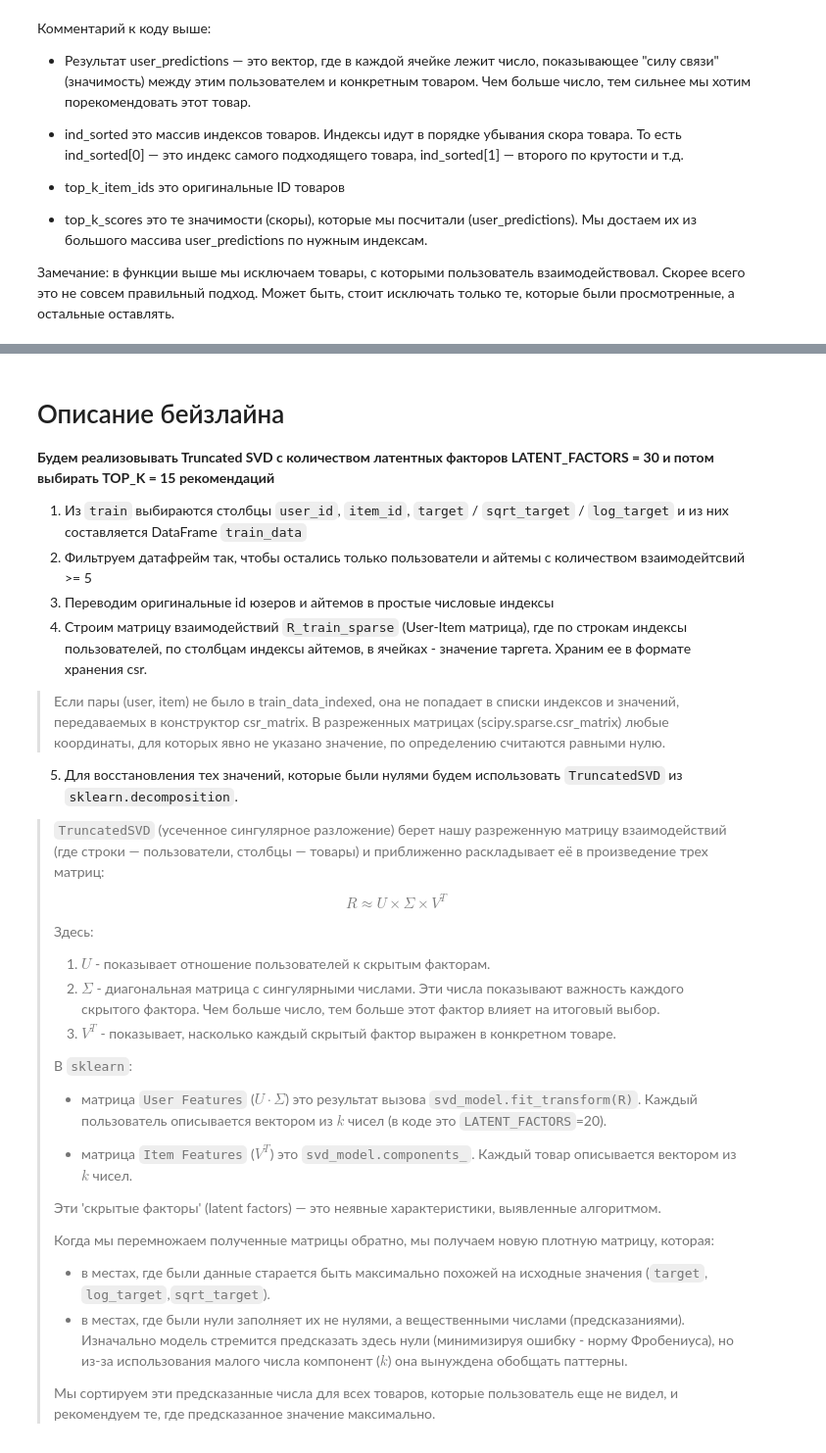
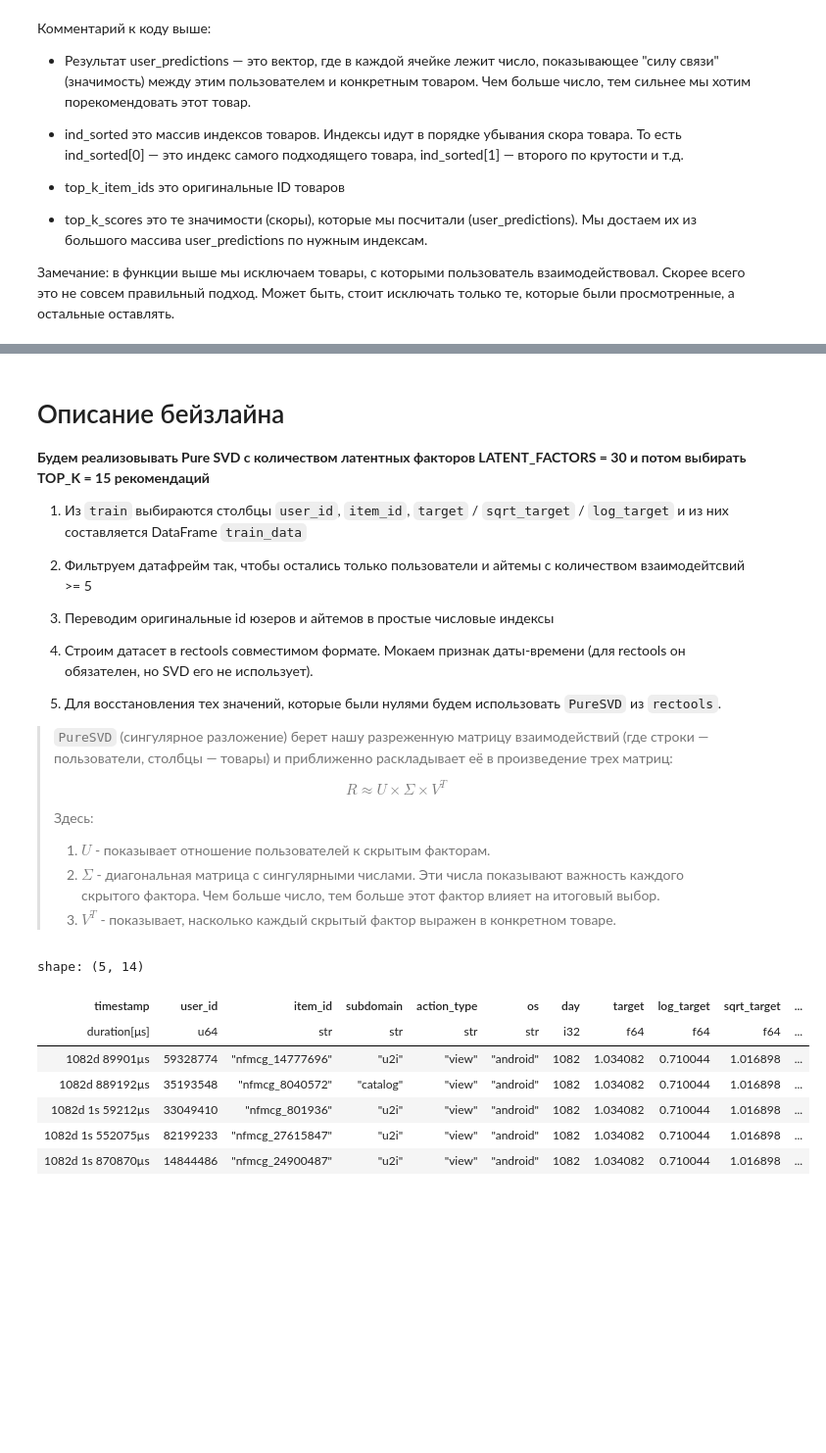
Before and after one commit to TheFckReal/dreamteam-recsys, a Jupyter notebook: notebooks/svd_experiments_unified.ipynb, the cells around one changed output, grey strips where cells are left out. Shown at 98% size. Saved outputs shown, nothing was run; the diff lists cells and outputs as text; code cells hidden in the pictures; blank space fills up the shorter version.

```diff
--- a/notebooks/svd_experiments_unified.ipynb
+++ b/notebooks/svd_experiments_unified.ipynb
@@ -494,17 +502,16 @@ https://scikit-learn.org/stable/modules/generated/sklearn.decomposition.Truncate
 # %% [markdown]
 # Описание бейзлайна
 
-**Будем реализовывать Truncated SVD c количеством латентных факторов LATENT_FACTORS = 30 и потом выбирать TOP_K = 15 рекомендаций**
+**Будем реализовывать Pure SVD c количеством латентных факторов LATENT_FACTORS = 30 и потом выбирать TOP_K = 15 рекомендаций**
 
 1) Из `train` выбираются столбцы `user_id`, `item_id`, `target` / `sqrt_target` / `log_target` и из них составляется DataFrame `train_data`
 2) Фильтруем датафрейм так, чтобы остались только пользователи и айтемы с количеством взаимодейтсвий >= 5
 3) Переводим оригинальные id юзеров и айтемов в простые числовые индексы
-4) Строим матрицу взаимодействий `R_train_sparse` (User-Item матрица), где по строкам индексы пользователей, по столбцам индексы айтемов, в ячейках - значение таргета. Храним ее в формате хранения csr.
-> Если пары (user, item) не было в train_data_indexed, она не попадает в списки индексов и значений, передаваемых в конструктор csr_matrix. В разреженных матрицах (scipy.sparse.csr_matrix) любые координаты, для которых явно не указано значение, по определению считаются равными нулю.
+4) Строим датасет в rectools совместимом формате. Мокаем признак даты-времени (для rectools он обязателен, но SVD его не использует).
 
-5) Для восстановления тех значений, которые были нулями будем использовать `TruncatedSVD` из `sklearn.decomposition`.
+5) Для восстановления тех значений, которые были нулями будем использовать `PureSVD` из `rectools`.
 
->`TruncatedSVD` (усеченное сингулярное разложение) берет нашу разреженную матрицу взаимодействий (где строки — пользователи, столбцы —    товары) и приближенно раскладывает её в произведение трех матриц:
+>`PureSVD` (сингулярное разложение) берет нашу разреженную матрицу взаимодействий (где строки — пользователи, столбцы —    товары) и приближенно раскладывает её в произведение трех матриц:
 >
 >$$ R \approx U \times \Sigma \times V^T $$
 >
@@ -514,18 +521,4 @@ https://scikit-learn.org/stable/modules/generated/sklearn.decomposition.Truncate
 >3. $V^T$ - показывает, насколько каждый скрытый фактор выражен в конкретном товаре.
 >
 >
->В `sklearn`:
->
->* матрица `User Features` ($U \cdot \Sigma$) это результат вызова `svd_model.fit_transform(R)`. Каждый пользователь описывается вектором из $k$ чисел (в коде это `LATENT_FACTORS`=20).
->
->* матрица `Item Features` ($V^T$) это `svd_model.components_`. Каждый товар описывается вектором из $k$ чисел.
->
->Эти 'скрытые факторы' (latent factors) — это неявные характеристики, выявленные алгоритмом.
->
->Когда мы перемножаем полученные матрицы обратно, мы получаем новую плотную матрицу, которая:
->
->* в местах, где были данные старается быть максимально похожей на исходные значения (`target`, `log_target`,`sqrt_target`).
->* в местах, где были нули заполняет их не нулями, а вещественными числами (предсказаниями). Изначально модель стремится предсказать здесь нули (минимизируя ошибку - норму Фробениуса), но из-за использования малого числа компонент ($k$) она вынуждена обобщать паттерны.
->
->Мы сортируем эти предсказанные числа для всех товаров, которые пользователь еще не видел, и рекомендуем те, где предсказанное значение максимально.
 # %%
@@ -721,4 +636,15 @@ def run_svd_experiment(train_data, test_data, target_col='log_target', latent_fa
     }
+# %%
+train.head().collect()
+# %% [output]
+shape: (5, 14)
+| timestamp | user_id | item_id | subdomain | action_type | os | day | target | log_target | sqrt_target | ... |
+| duration[μs] | u64 | str | str | str | str | i32 | f64 | f64 | f64 | ... |
+| 1082d 89901µs | 59328774 | "nfmcg_14777696" | "u2i" | "view" | "android" | 1082 | 1.034082 | 0.710044 | 1.016898 | ... |
+| 1082d 889192µs | 35193548 | "nfmcg_8040572" | "catalog" | "view" | "android" | 1082 | 1.034082 | 0.710044 | 1.016898 | ... |
+| 1082d 1s 59212µs | 33049410 | "nfmcg_801936" | "u2i" | "view" | "android" | 1082 | 1.034082 | 0.710044 | 1.016898 | ... |
+| 1082d 1s 552075µs | 82199233 | "nfmcg_27615847" | "u2i" | "view" | "android" | 1082 | 1.034082 | 0.710044 | 1.016898 | ... |
+| 1082d 1s 870870µs | 14844486 | "nfmcg_24900487" | "u2i" | "view" | "android" | 1082 | 1.034082 | 0.710044 | 1.016898 | ... |
 # %%
 # Запуск всех экспериментов
 experiment_configs = [
```
Also changed, not shown: parts of 15 cells of this notebook, 11 other files.
